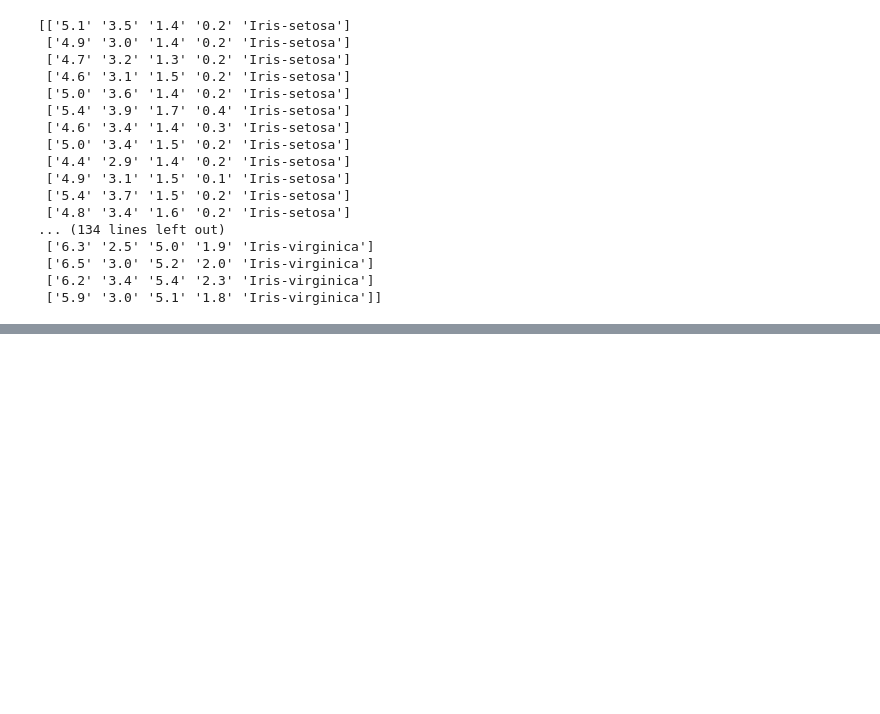
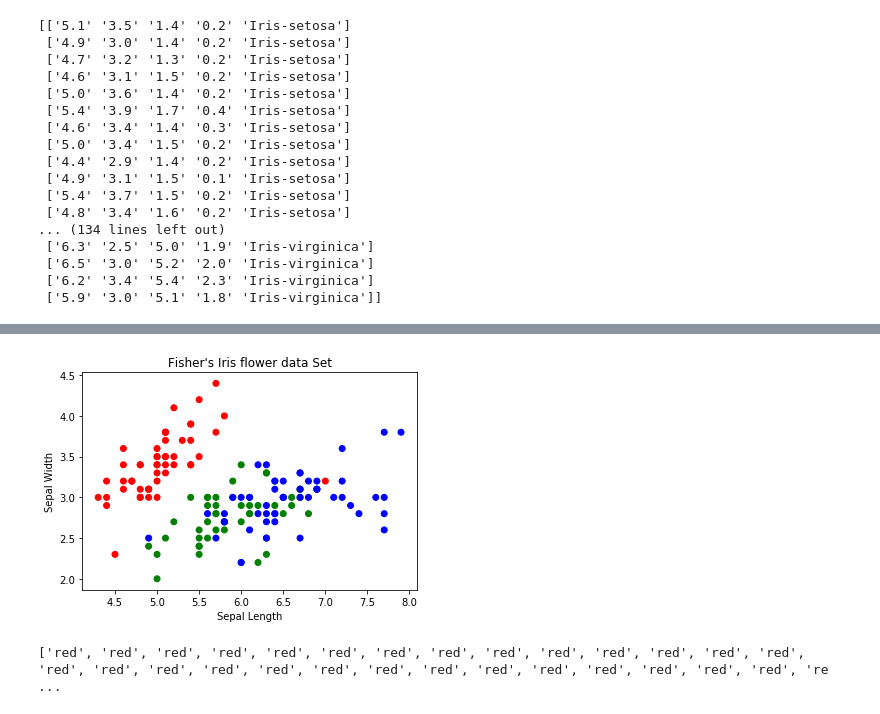
Before and after one commit to MindaugasVainauskas/jupyter-numpy-problems, a Jupyter notebook: Iris Data Set. Problem sheet 3.ipynb, the cells around one changed output, grey strips where cells are left out. Cells and saved outputs as stored; diff of their text form; code cells hidden in the pictures; blank space fills up the shorter version.

```diff
--- a/Iris Data Set. Problem sheet 3.ipynb
+++ b/Iris Data Set. Problem sheet 3.ipynb
@@ -46,0 +62,25 @@ read_iris_data('data/iris.csv')
+# %%
+sl = dataArray[:, 0]
+sw = dataArray[:, 1]
+
+colours=[]
+for i in range(len(sl)):
+    if i > 100:
+        colours.append('blue')
+    elif i > 50:
+        colours.append('green')
+    else:
+        colours.append('red')
+
+
+
+pl.scatter(sl, sw, c = colours)
+pl.title('Fisher\'s Iris flower data Set')
+pl.xlabel('Sepal Length')
+pl.ylabel('Sepal Width')
+pl.show()
+
+print(colours)
+# %% [output]
+[figure, added]
+['red', 'red', 'red', 'red', 'red', 'red', 'red', 'red', 'red', 'red', 'red', 'red', 'red', 'red', 'red', 'red', 'red', 'red', 'red', 'red', 'red', 'red', 'red', 'red', 'red', 'red', 'red', 'red', 're ...
```
Also changed, not shown: parts of 2 cells of this notebook.
